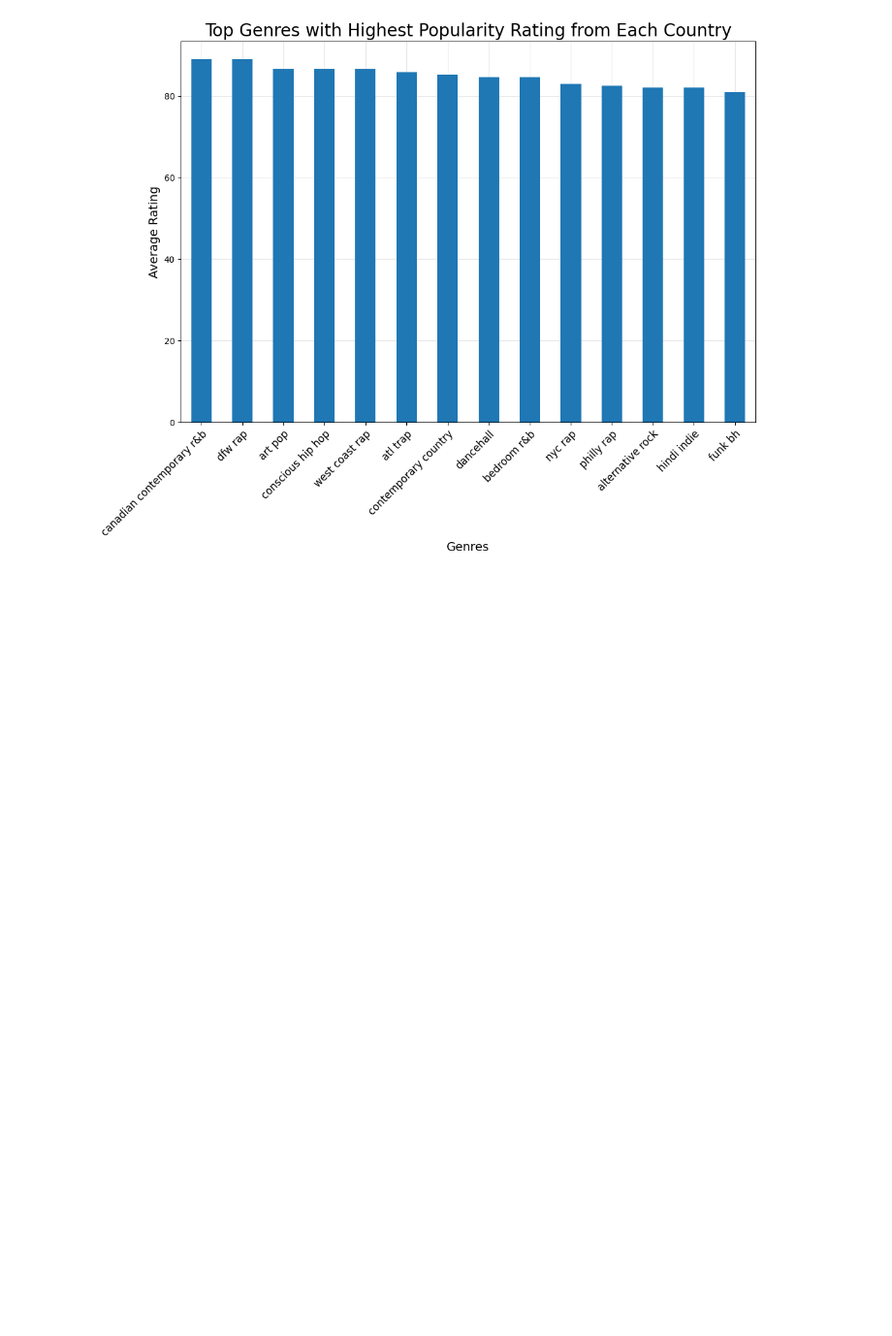
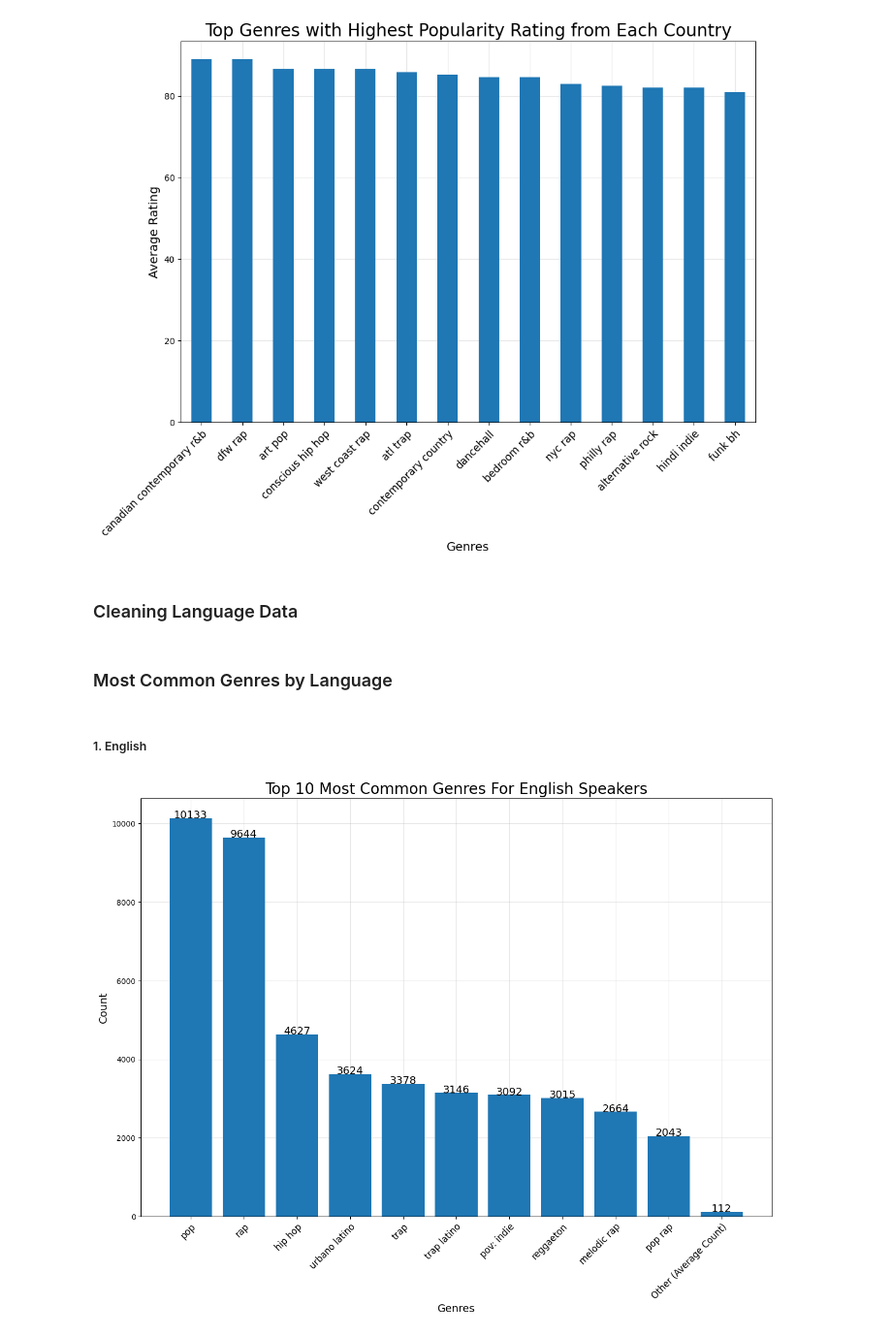
Before and after one commit to PiCake314/CSCI3022FinalProject, a Jupyter notebook: FinalProject.ipynb, the cells around one changed output. Shown at 97% size. Cells and saved outputs as stored; diff of their text form; code cells hidden in the pictures; blank space fills up the shorter version.

```diff
--- a/FinalProject.ipynb
+++ b/FinalProject.ipynb
@@ -41,7 +41,7 @@ None
 | 4 | 4 | The Weeknd | I Was Never There | 88 | 1cKHdTo9u0ZymJdPGSh6nq | ['canadian contemporary r&b', 'ca... | AD | 2018 |
 # %%
 #Dropping unnecesary columns
-dfSong.drop(["Unnamed: 0","Track_ID","Year"],axis='columns',inplace=True)
+dfSong.drop(["Unnamed: 0","Year"],axis='columns',inplace=True)
 print(dfSong.info())
 
 #Removing all songs with NaN's without
@@ -418,3 +410,51 @@ plt.setp(ax.get_xticklabels(), rotation=45, ha="right", rotation_mode="anchor",
 ax.get_legend().remove()
 # %% [output]
 [figure]
+# %% [markdown]
+### Cleaning Language Data
+# %%
+dfLang = pd.read_csv("all_spotify_data_1.csv",keep_default_na=False,na_values=['None','Not Found','[]'])
+#print(dfLang.info())
+dfLang.drop(["Unnamed: 0","Year"],axis='columns',inplace=True)
+dfLang_clean = dfLang.dropna(ignore_index=True)
+dfLang_clean.loc[:,"Genres"] = dfLang_clean["Genres"].apply(eval)
+dfLangSingleG = dfLang_clean.explode(column=["Genres"],ignore_index=True)
+# %% [markdown]
+### Most Common Genres by Language
+# %% [markdown]
+#####  1. English
+# %%
+dfSingle_Lang = dfLang_clean.loc[dfLang_clean["Language"]=="English"]
+genres, n = np.unique(np.hstack(dfSingle_Lang["Genres"].values),return_counts=True)
+
+indBigG = np.argsort(n)[::-1] #indices of most common genre
+# %%
+#Initializing figure
+fig, ax = plt.subplots(figsize=(15,10))
+
+#Top k common genres
+k = 10
+topG = np.append(genres[indBigG[:k]],['Other (Average Count)'])
+topN = np.append(n[indBigG[:k]],[n[indBigG[k:]].mean()])
+print()
+
+#Plotting bar chart of top genre count
+ax.bar(topG,topN)
+
+#Formatting and labeling
+ax.grid(alpha=0.3)
+ax.set_axisbelow(True)
+ax.set_title("Top {} Most Common Genres For English Speakers".format(k), fontsize=20)
+ax.set_xlabel("Genres", fontsize=14)
+ax.set_ylabel("Count", fontsize=14);
+ax.set_xticks(np.arange(k+1),labels=topG)
+plt.setp(ax.get_xticklabels(), rotation=45, ha="right", rotation_mode="anchor", fontsize=12);
+
+#Add numerical labels to bars
+def addlabels(x,y,ax):
+    for i in range(len(x)):
+        ax.text(i, y[i], y[i], ha = 'center', color='k', fontsize=14,)
+
+addlabels(topG,topN.astype('int'),ax)
+# %% [output]
+[figure, added]
```
Also changed, not shown: parts of 7 cells of this notebook, 1 other file.
